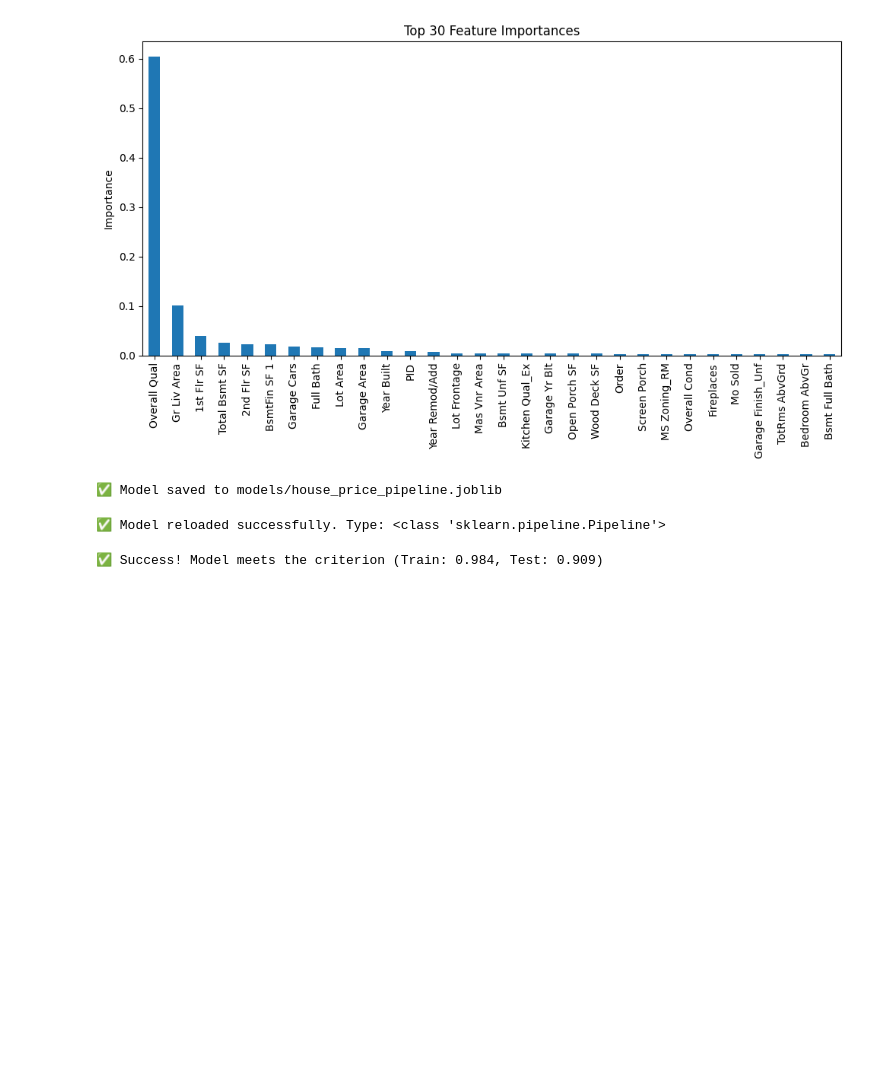
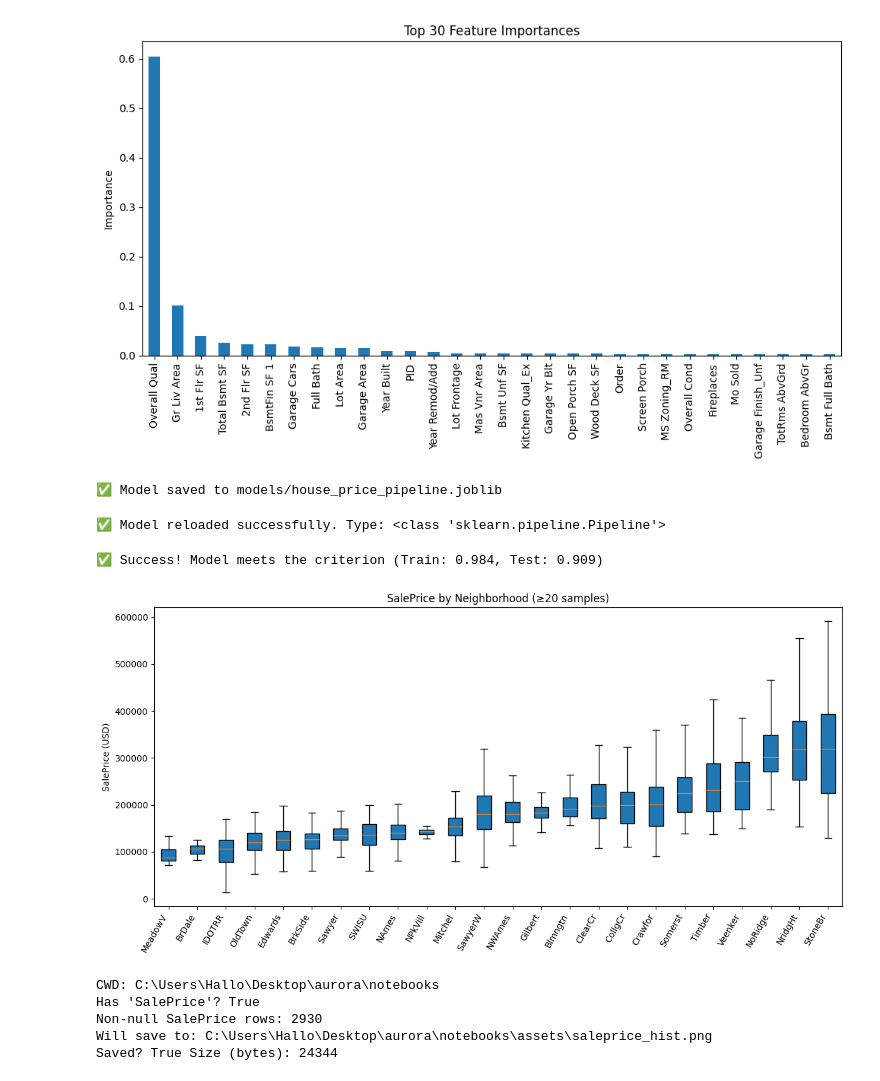
Before and after one commit to NewcoderM/Aurora-Housing, a Jupyter notebook: notebooks/Aurora_01_Modelling.ipynb, the cells around one changed output. Saved outputs shown, nothing was run; the diff lists cells and outputs as text; code cells hidden in the pictures; blank space fills up the shorter version.

```diff
--- a/notebooks/Aurora_01_Modelling.ipynb
+++ b/notebooks/Aurora_01_Modelling.ipynb
@@ -291,3 +291,81 @@ else:
     print(f"❌ Model does not meet the criterion (Train: {r2_train:.3f}, Test: {r2_test:.3f})")
 # %% [output]
 ✅ Success! Model meets the criterion (Train: 0.984, Test: 0.909)
+# %%
+# ensure Neighborhood is present
+assert "Neighborhood" in df.columns, "Neighborhood column not found."
+
+# filter neighborhoods with enough samples
+counts = df["Neighborhood"].value_counts()
+valid_neigh = counts[counts >= 20].index
+
+subset = df[df["Neighborhood"].isin(valid_neigh)].copy()
+
+# order neighborhoods by median SalePrice (ascending)
+order = subset.groupby("Neighborhood")["SalePrice"].median().sort_values().index
+
+plt.figure(figsize=(12,6))
+# pure matplotlib boxplot grouped by neighborhood
+data_by_neigh = [subset.loc[subset["Neighborhood"] == n, "SalePrice"].dropna().values for n in order]
+
+bp = plt.boxplot(data_by_neigh, vert=True, patch_artist=True, showfliers=False)
+plt.xticks(range(1, len(order)+1), order, rotation=60, ha="right")
+plt.ylabel("SalePrice (USD)")
+plt.title("SalePrice by Neighborhood (≥20 samples)")
+plt.tight_layout()
+plt.savefig("assets/neighborhood_boxplot.png", dpi=150)
+plt.show()
+# %% [output]
+[figure, added]
+# %%
+# --- Robust generator for assets/saleprice_hist.png ---
+import os, sys
+from pathlib import Path
+import pandas as pd
+import numpy as np
+import matplotlib.pyplot as plt
+
+# 1) Show where we are
+print("CWD:", os.getcwd())
+
+# 2) Verify df and column
+try:
+    _ = df  # should exist from earlier
+except NameError:
+    # fallback: load from default path if df isn't in memory yet
+    CSV_PATH = "data/ames.csv"
+    print(f"'df' not found in memory. Loading: {CSV_PATH}")
+    df = pd.read_csv(CSV_PATH)
+
+print("Has 'SalePrice'?", "SalePrice" in df.columns)
+if "SalePrice" not in df.columns:
+    print("Available columns sample:", df.columns.tolist()[:20])
+    raise KeyError("SalePrice column not found. Check your CSV / column names.")
+
+non_null = df["SalePrice"].notna().sum()
+print("Non-null SalePrice rows:", non_null)
+
+# 3) Ensure assets folder
+assets_dir = Path("assets")
+assets_dir.mkdir(exist_ok=True)
+out_path = assets_dir / "saleprice_hist.png"
+print("Will save to:", out_path.resolve())
+
+# 4) Plot & save
+plt.figure(figsize=(8,5))
+plt.hist(df["SalePrice"].dropna(), bins=40)
+plt.title("SalePrice Distribution")
+plt.xlabel("SalePrice (USD)")
+plt.ylabel("Count")
+plt.tight_layout()
+plt.savefig(out_path, dpi=150)
+plt.close()
+
+# 5) Confirm
+print("Saved?", out_path.exists(), "Size (bytes):", out_path.stat().st_size if out_path.exists() else 0)
+# %% [output]
+CWD: C:\Users\Hallo\Desktop\aurora\notebooks
+Has 'SalePrice'? True
+Non-null SalePrice rows: 2930
+Will save to: C:\Users\Hallo\Desktop\aurora\notebooks\assets\saleprice_hist.png
+Saved? True Size (bytes): 24344
```
Also changed, not shown: 20 other files.
